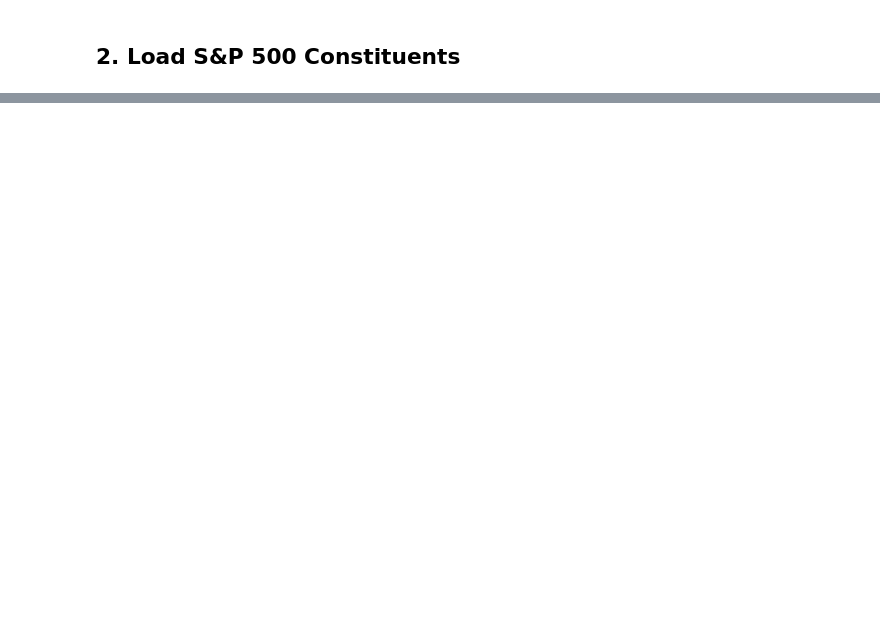
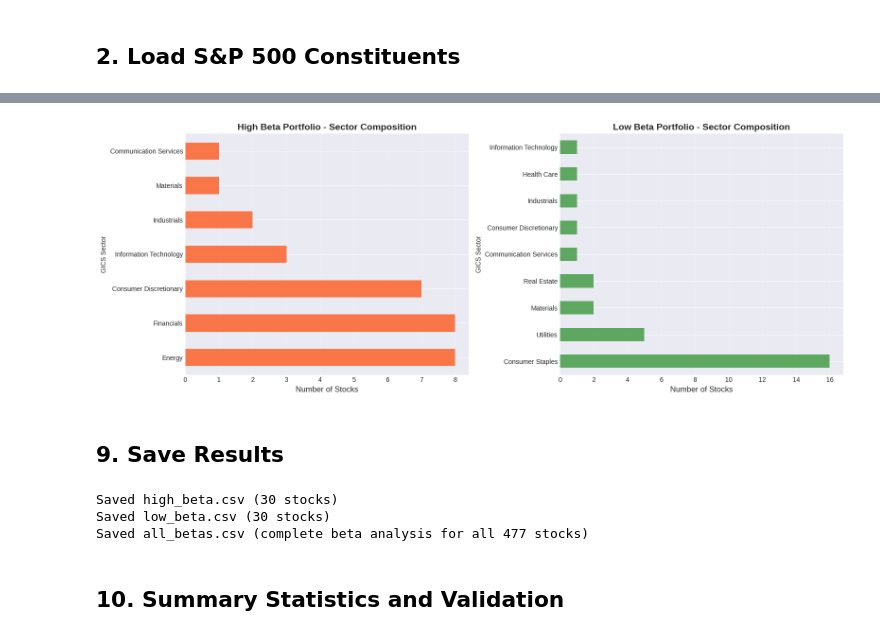
Before and after one commit to samfan-27/market-sentiment-impact-analysis, a Jupyter notebook: notebooks/00_ticker_selection.ipynb, the cells around one changed output, grey strips where cells are left out. Drawn from its saved outputs; the diff is of its cells as text; code cells hidden in the pictures; blank space fills up the shorter version.

```diff
--- a/notebooks/00_ticker_selection.ipynb
+++ b/notebooks/00_ticker_selection.ipynb
@@ -58,0 +451,16 @@ ValueError: mount failed
+# %%
+high_beta_stocks = high_beta_stocks.merge(
+    sp500[['Symbol', 'Security', 'GICS Sector', 'GICS Sub-Industry']],
+    left_on='Ticker',
+    right_on='Symbol',
+    how='left'
+).drop('Symbol', axis=1)
+
+low_beta_stocks = low_beta_stocks.merge(
+    sp500[['Symbol', 'Security', 'GICS Sector', 'GICS Sub-Industry']],
+    left_on='Ticker',
+    right_on='Symbol',
+    how='left'
+).drop('Symbol', axis=1)
+
+print("Sector information added")
@@ -58,0 +469,9 @@ ValueError: mount failed
+# %%
+# Analyze sector distribution
+print('HIGH BETA - Sector Distribution:')
+high_beta_sectors = high_beta_stocks['GICS Sector'].value_counts()
+print(high_beta_sectors)
+
+print('\nLOW BETA - Sector Distribution:')
+low_beta_sectors = low_beta_stocks['GICS Sector'].value_counts()
+print(low_beta_sectors)
@@ -58,0 +496,55 @@ ValueError: mount failed
+# %%
+# Visualize sector composition
+fig, axes = plt.subplots(1, 2, figsize=(16, 6))
+
+# High Beta sectors
+high_beta_sectors.plot(kind='barh', ax=axes[0], color='orangered', alpha=0.7)
+axes[0].set_xlabel('Number of Stocks', fontsize=12)
+axes[0].set_title('High Beta Portfolio - Sector Composition', fontsize=14, fontweight='bold')
+axes[0].grid(True, alpha=0.3, axis='x')
+
+# Low Beta sectors
+low_beta_sectors.plot(kind='barh', ax=axes[1], color='forestgreen', alpha=0.7)
+axes[1].set_xlabel('Number of Stocks', fontsize=12)
+axes[1].set_title('Low Beta Portfolio - Sector Composition', fontsize=14, fontweight='bold')
+axes[1].grid(True, alpha=0.3, axis='x')
+
+plt.tight_layout()
+plt.show()
+# %% [output]
+[figure, added]
+# %% [markdown]
+## 9. Save Results
+# %%
+# Prepare output files with relevant columns
+output_columns = ['Ticker', 'Security', 'GICS Sector', 'Beta', 'R_Squared', 'Volatility']
+
+# Ensure output directory exists
+import os
+os.makedirs('../data/tickers', exist_ok=True)
+
+# Save high beta stocks
+high_beta_output = high_beta_stocks[output_columns].copy()
+high_beta_output.to_csv('../data/tickers/high_beta.csv', index=False)
+print(f'Saved high_beta.csv ({len(high_beta_output)} stocks)')
+
+# Save low beta stocks
+low_beta_output = low_beta_stocks[output_columns].copy()
+low_beta_output.to_csv('../data/tickers/low_beta.csv', index=False)
+print(f'Saved low_beta.csv ({len(low_beta_output)} stocks)')
+
+# Also save complete beta analysis for reference
+beta_df_full = beta_df.merge(
+    sp500[['Symbol', 'Security', 'GICS Sector']],
+    left_on='Ticker',
+    right_on='Symbol',
+    how='left'
+).drop('Symbol', axis=1)
+beta_df_full.to_csv('../data/tickers/all_betas.csv', index=False)
+print(f'Saved all_betas.csv (complete beta analysis for all {len(beta_df_full)} stocks)')
+# %% [output]
+Saved high_beta.csv (30 stocks)
+Saved low_beta.csv (30 stocks)
+Saved all_betas.csv (complete beta analysis for all 477 stocks)
+# %% [markdown]
+## 10. Summary Statistics and Validation
```
Also changed, not shown: parts of 29 cells of this notebook, 1 other file.
